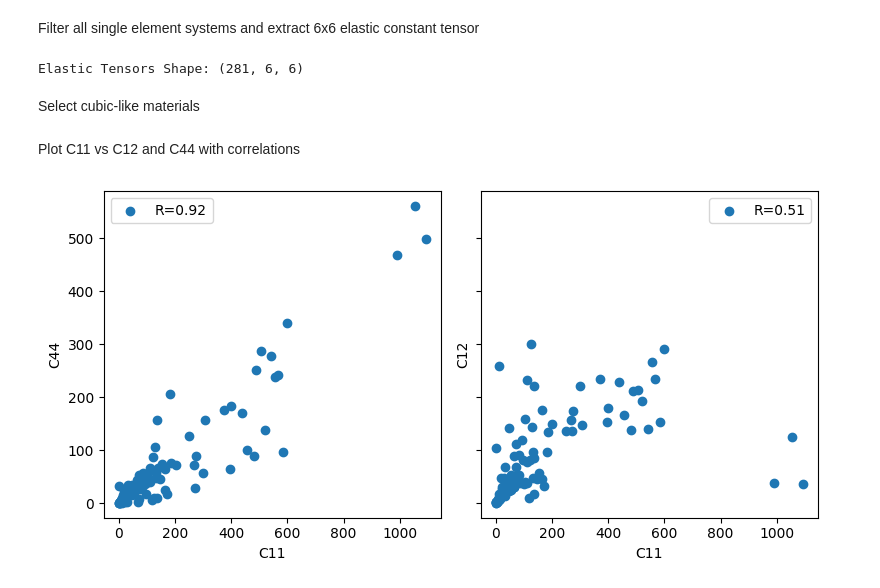
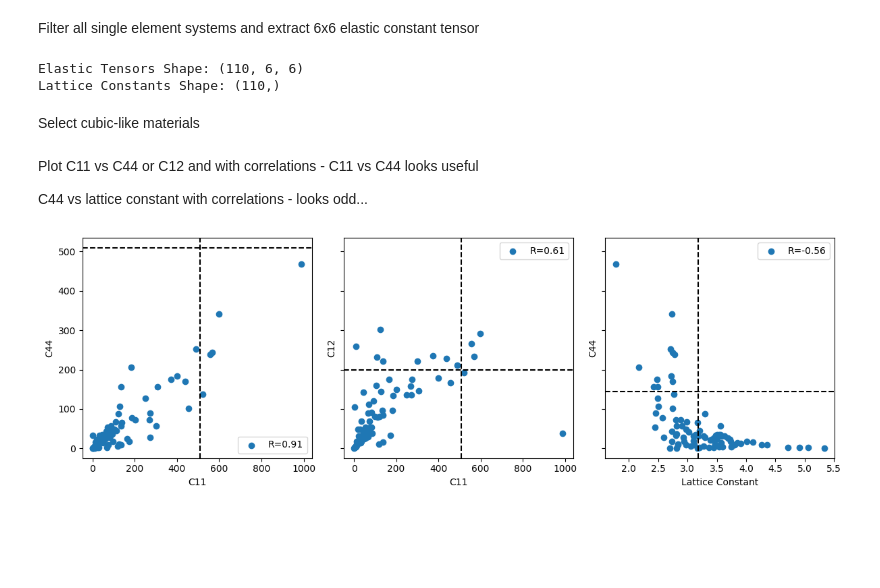
Before and after one commit to marseille-matmol/LammpsImplicitDerivative, a Jupyter notebook: MaterialsProject/download_data.ipynb, the cells around one changed output. Saved outputs shown, nothing was run; the diff lists cells and outputs as text; code cells hidden in the pictures; blank space fills up the shorter version.

```diff
--- a/MaterialsProject/download_data.ipynb
+++ b/MaterialsProject/download_data.ipynb
@@ -15,25 +8,41 @@ Download all elasticity data from materials project
 
 - beware that GPT autocomplete is biased by legacy API! The suggestions do not work!
 # %%
-mpr = ElasticityRester(API_KEY)
+mpr = ElasticityRester(os.environ.get("MP_API_KEY")) # free account to get your own key
 elastic_data = mpr.search(fields=['elastic_tensor','shear_modulus','bulk_modulus','structure','nelements'])
 # %% [markdown]
 Filter all single element systems and extract 6x6 elastic constant tensor
 # %%
 elastic_tensors = []
+lattice_constants = []
 for m in tqdm.tqdm(elastic_data):
+    # unaries
     if m.nelements>1:
         continue
+    # primitive cells...
+    if len(m.structure.sites)>1:
+        continue
+    # sanity check
+    if m.structure.lattice is None:
+        continue
+
     if m.elastic_tensor is not None:
         C11 = m.elastic_tensor.ieee_format[0][0]
         if C11<1e5 and C11>0.0: # sanity check
             elastic_tensors += [m.elastic_tensor.ieee_format]
+
+            # check this is accurate... probably not!
+            lattice_constants += [m.structure.lattice.abc[0]]
+
 elastic_tensors = np.array(elastic_tensors)
+lattice_constants = np.array(lattice_constants)
 print(f"""
 Elastic Tensors Shape: {elastic_tensors.shape}
+Lattice Constants Shape: {lattice_constants.shape}
 """)
 # %% [output]
-Elastic Tensors Shape: (281, 6, 6)
+Elastic Tensors Shape: (110, 6, 6)
+Lattice Constants Shape: (110,)
 # %% [markdown]
 Select cubic-like materials
 # %%
@@ -47,32 +56,59 @@ select *= np.isclose(elastic_tensors[:,3,5],0.0,rtol=1e-2)
 select *= np.isclose(elastic_tensors[:,4,5],0.0,rtol=1e-2)
 select *= elastic_tensors[:,4,4]>0.0
 # %% [markdown]
-Plot C11 vs C12 and C44 with correlations
+Plot C11 vs C44 or C12 and with correlations - C11 vs C44 looks useful
+
+C44 vs lattice constant with correlations - looks odd...
 # %%
 import matplotlib.pyplot as plt
 
+C44_W = 144.
+C11_W = 509.
+C12_W = 200.
 
 
-fig,axs = plt.subplots(1,2,figsize=(8,4),sharex=True,sharey=True)
+fig,axs = plt.subplots(1,3,figsize=(12,4),sharey=True)
 
 x=elastic_tensors[select,0,0]
 y=elastic_tensors[select,3,3]
 R = np.corrcoef(x,y)
 axs[0].scatter(x,y,label=f"R={R[0,1]:.2f}")
 
 x=elastic_tensors[select,0,0]
 y=elastic_tensors[select,0,1]
 R = np.corrcoef(x,y)
 axs[1].scatter(x,y,label=f"R={R[0,1]:.2f}")
 
+x=lattice_constants[select]
+y=elastic_tensors[select,3,3]
+R = np.corrcoef(x,y)
+axs[2].scatter(x,y,label=f"R={R[0,1]:.2f}")
+
 
 axs[0].set_xlabel("C11")
+axs[0].axvline(C11_W,color='k',ls='--')
+
 axs[1].set_xlabel("C11")
+axs[1].axvline(C11_W,color='k',ls='--')
+
+axs[2].set_xlabel("Lattice Constant")
+axs[2].axvline(3.18,color='k',ls='--')
+
+
 axs[0].set_ylabel("C44")
+axs[0].axhline(C11_W,color='k',ls='--')
+
 axs[1].set_ylabel("C12")
+axs[1].axhline(C12_W,color='k',ls='--')
+
+axs[2].set_ylabel("C44")
+axs[2].axhline(C44_W,color='k',ls='--')
+
+
 axs[0].legend()
 axs[1].legend()
+axs[2].legend()
 
 plt.tight_layout()
 # %% [output]
-[figure, old version]
+[figure, new version]
```
Also changed, not shown: parts of 1 cell of this notebook.
